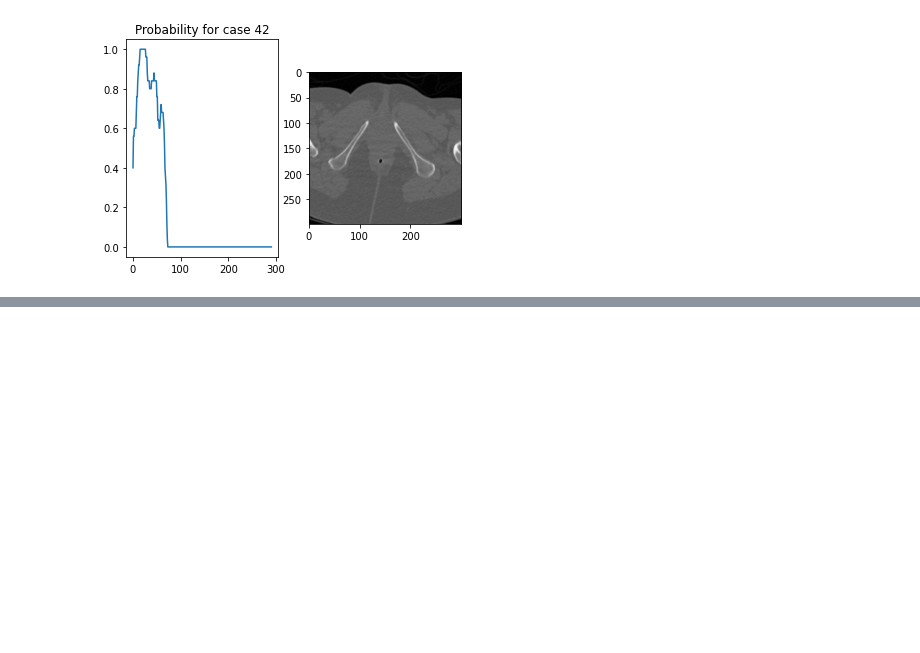
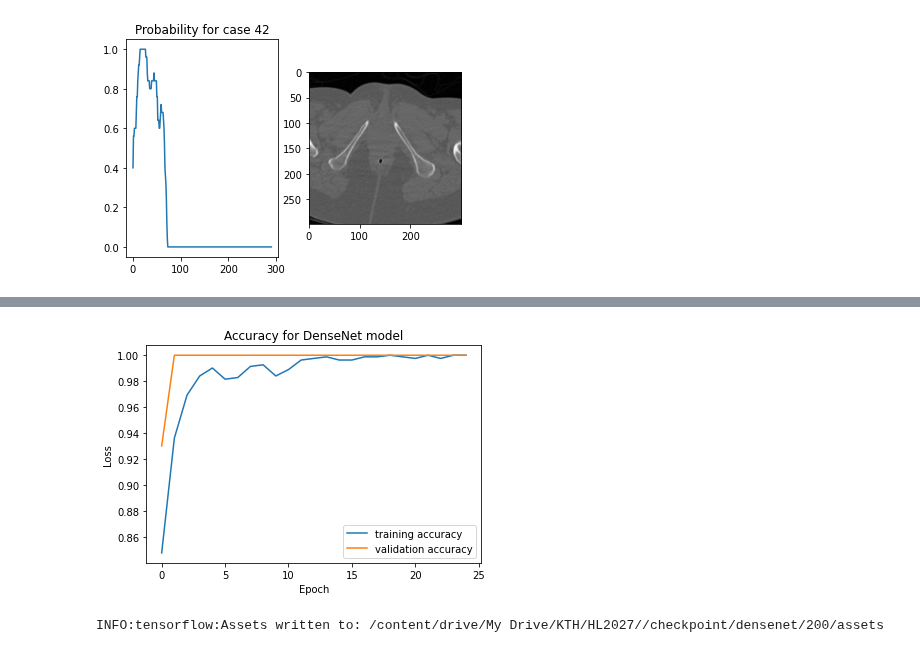
Before and after one commit to KenzaB27/segmentation-of-pelvic-bone, a Jupyter notebook: src/resnet.ipynb, the cells around one changed output, grey strips where cells are left out. Cells and saved outputs as stored; diff of their text form; code cells hidden in the pictures; blank space fills up the shorter version.

```diff
--- a/src/resnet.ipynb
+++ b/src/resnet.ipynb
@@ -310,0 +384,16 @@ for id, cmn_img in data.cmn_img.items():
+# %%
+plt.figure()
+plt.plot(history.history["acc"], label="training accuracy")
+plt.plot(history.history["val_acc"], label="validation accuracy")
+plt.title("Accuracy for DenseNet model")
+plt.xlabel("Epoch")
+plt.ylabel("Loss")
+plt.legend()
+plt.savefig(f'{PATH}/images/acc128.png')
+plt.show()
+# %% [output]
+[figure, added]
+# %%
+model.save(PATH + '/checkpoint/densenet/200/')
+# %% [output]
+INFO:tensorflow:Assets written to: /content/drive/My Drive/KTH/HL2027//checkpoint/densenet/200/assets
```
Also changed, not shown: parts of 14 cells of this notebook.
